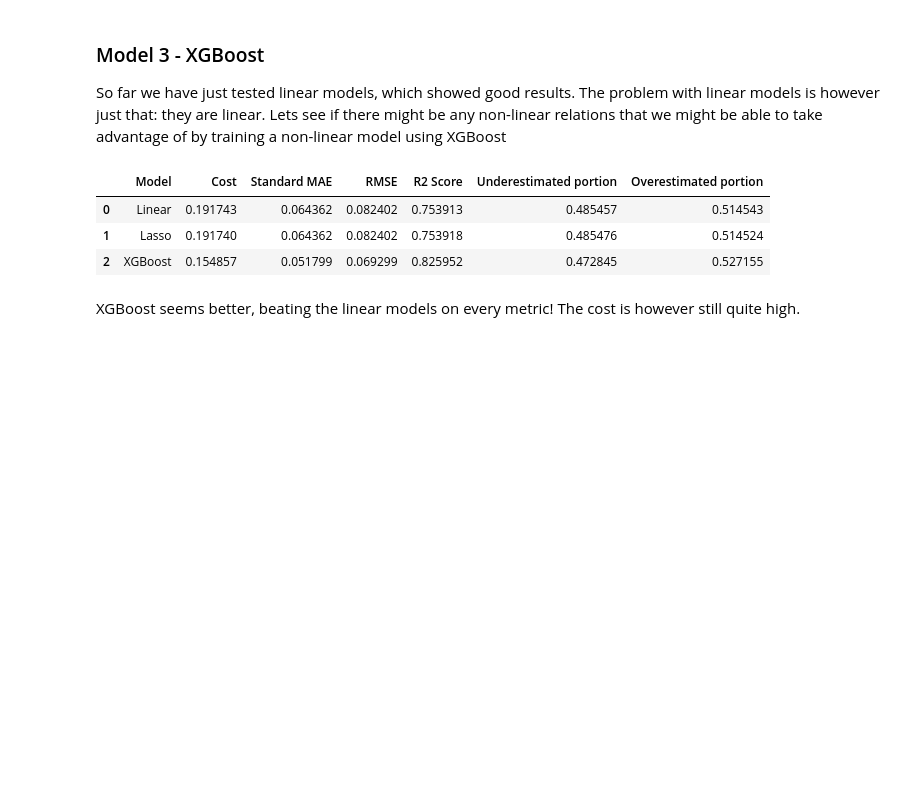
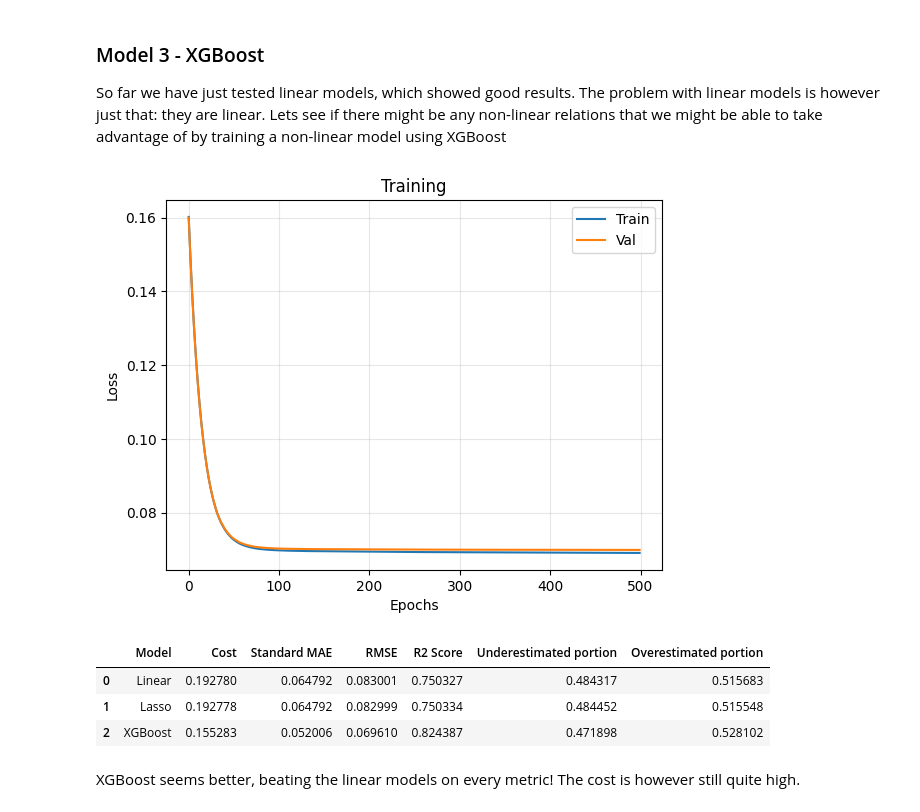
Before and after one commit to RandomNoobster/Predicting-Road-Accident-Risk, a Jupyter notebook: main.ipynb, the cells around one changed output. Cells and saved outputs as stored; diff of their text form; code cells hidden in the pictures; blank space fills up the shorter version.

```diff
--- a/main.ipynb
+++ b/main.ipynb
@@ -388,18 +356,23 @@ dtype: float64
 So far we have just tested linear models, which showed good results. The problem with linear models is however just that: they are linear. Lets see if there might be any non-linear relations that we might be able to take advantage of by training a non-linear model using XGBoost
 # %%
 XGBoost = XGBoostModel()
-XGBoost.fit(X_train_imp, Y_train)
+XGBoost.fit(X_train_imp, Y_train, eval_set=[(X_train_imp, Y_train), (X_val_imp, Y_val)])
+results_xgboost = XGBoost.model.evals_result()
 
-Y_predictions_xgboost = XGBoost.predict(X_test_imp)
-
-metrics_df = calculate_metrics(Y_test, Y_predictions_xgboost, PENALTY_UNDERESTIMATE, "XGBoost", df=metrics_df)
-
-metrics_df
+plot_learning_curves_xgboost(results_xgboost)
 # %% [output]
-|  | Model | Cost | Standard MAE | RMSE | R2 Score | Underestimated portion | Overestimated portion |
-| 0 | Linear | 0.191743 | 0.064362 | 0.082402 | 0.753913 | 0.485457 | 0.514543 |
-| 1 | Lasso | 0.191740 | 0.064362 | 0.082402 | 0.753918 | 0.485476 | 0.514524 |
-| 2 | XGBoost | 0.154857 | 0.051799 | 0.069299 | 0.825952 | 0.472845 | 0.527155 |
+[figure, added]
+# %%
+Y_predictions_xgboost = XGBoost.predict(X_test_imp)
+
+metrics_df = calculate_metrics(Y_test, Y_predictions_xgboost, PENALTY_UNDERESTIMATE, "XGBoost", df=metrics_df)
+
+metrics_df
+# %% [output]
+|  | Model | Cost | Standard MAE | RMSE | R2 Score | Underestimated portion | Overestimated portion |
+| 0 | Linear | 0.192780 | 0.064792 | 0.083001 | 0.750327 | 0.484317 | 0.515683 |
+| 1 | Lasso | 0.192778 | 0.064792 | 0.082999 | 0.750334 | 0.484452 | 0.515548 |
+| 2 | XGBoost | 0.155283 | 0.052006 | 0.069610 | 0.824387 | 0.471898 | 0.528102 |
 # %% [markdown]
 XGBoost seems better, beating the linear models on every metric! The cost is however still quite high.
 # %%
```
Also changed, not shown: parts of 23 cells of this notebook, 1 other file.
